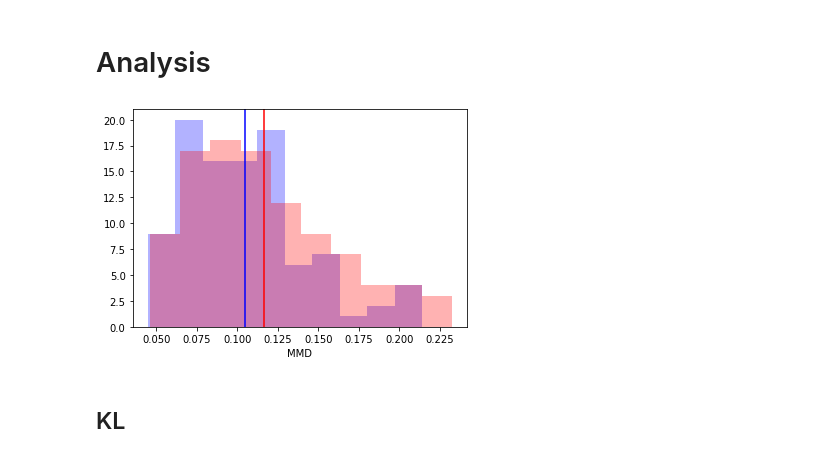
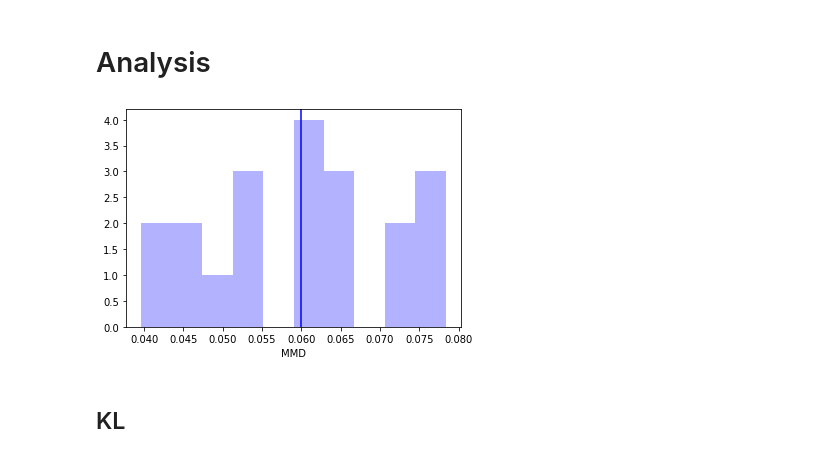
Before and after one commit to probabll/mixed-rv-vae, a Jupyter notebook: notebooks/analysis.ipynb, the cells around one changed output. Drawn from its saved outputs; the diff is of its cells as text; code cells hidden in the pictures.

```diff
--- a/notebooks/analysis.ipynb
+++ b/notebooks/analysis.ipynb
@@ -225,5 +225,5 @@ p_f = np.stack(prior['f']).reshape(-1, 10)
 q_f = np.stack(posterior['f']).reshape(-1, 10)
 mmd = t2s.statistics_diff.MMDStatistic(p_f.shape[0], q_f.shape[0])
 # %%
-v = np.array([mmd(torch.tensor(p_f), torch.tensor(q_f), [alpha]).cpu().numpy() for alpha in np.random.gamma(10., 1./10, size=100)])
+v = np.array([mmd(torch.tensor(p_f), torch.tensor(q_f), [alpha]).cpu().numpy() for alpha in np.random.gamma(10., 1./10, size=20)])
 # %%
@@ -231,11 +231,11 @@ v2 = np.array([mmd(torch.tensor(p_f), torch.tensor(q_f), [alpha]).cpu().numpy()
 # %%
 _ = plt.hist(v, color='blue', alpha=0.3, label='major-planet-6')
 _ = plt.axvline(x=v.mean(), c='blue')
-_ = plt.hist(v2, color='red', alpha=0.3, label='volcanic-firefly-4')
-_ = plt.axvline(x=v2.mean(), c='red')
+#_ = plt.hist(v2, color='red', alpha=0.3, label='volcanic-firefly-4')
+#_ = plt.axvline(x=v2.mean(), c='red')
 _ = plt.xlabel(f"MMD")
 # %% [output]
-[figure, old version]
+[figure, new version]
 # %% [markdown]
 ## KL
 # %%
```
Also changed, not shown: parts of 18 cells of this notebook, 1 other file.
